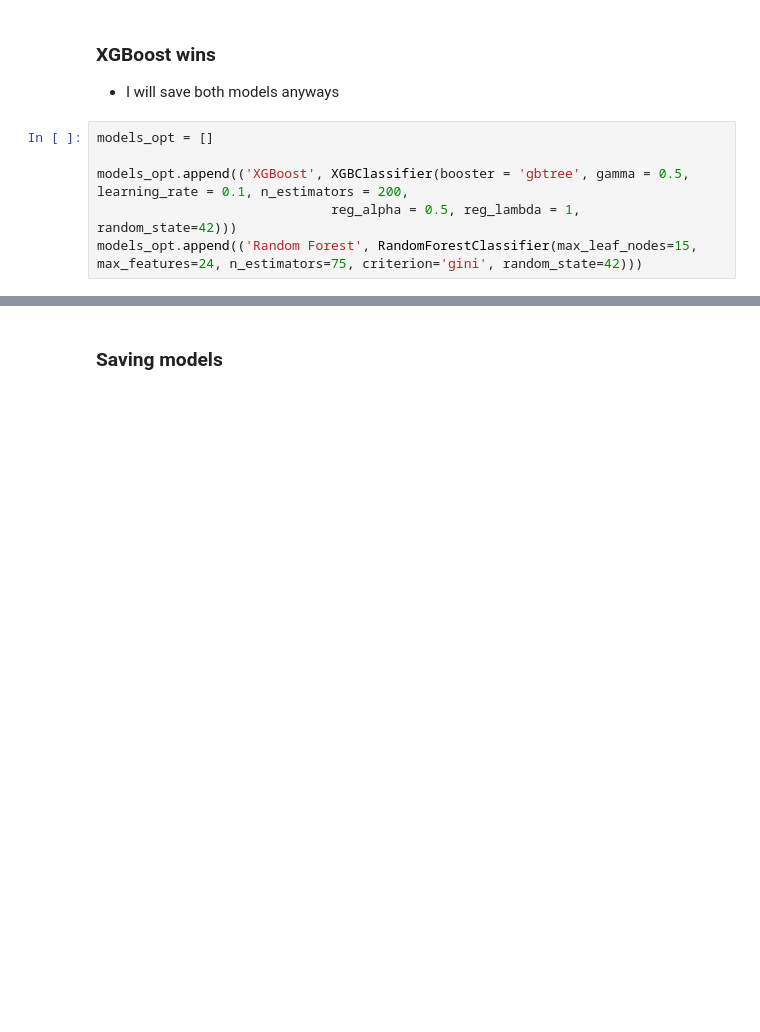
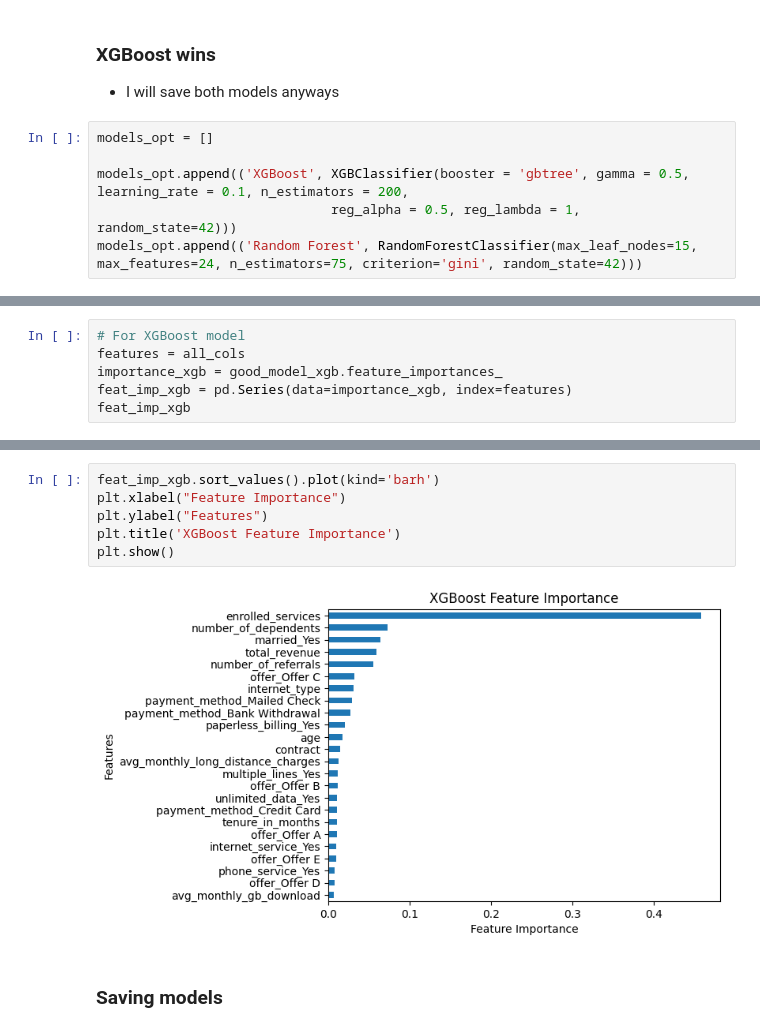
Before and after one commit to mohsen-jr/Churn_prediction, a Jupyter notebook: notebooks/03_best_model.ipynb, the cells around one changed output, grey strips where cells are left out. Cells and saved outputs as stored; diff of their text form; blank space fills up the shorter version.

```diff
--- a/notebooks/03_best_model.ipynb
+++ b/notebooks/03_best_model.ipynb
@@ -348,0 +542,6 @@ model_results_opt_val.sort_values(by = ['ROC AUC'], ascending=False)
+# %%
+# For XGBoost model
+features = all_cols
+importance_xgb = good_model_xgb.feature_importances_
+feat_imp_xgb = pd.Series(data=importance_xgb, index=features)
+feat_imp_xgb
@@ -349,3 +595,11 @@ model_results_opt_val.sort_values(by = ['ROC AUC'], ascending=False)
+# %%
+feat_imp_xgb.sort_values().plot(kind='barh')
+plt.xlabel("Feature Importance")
+plt.ylabel("Features")
+plt.title('XGBoost Feature Importance')
+plt.show()
+# %% [output]
+[figure, added]
 # %% [markdown]
 ### Saving models
 # %%
```
Also changed, not shown: parts of 27 cells of this notebook, 5 other files.
